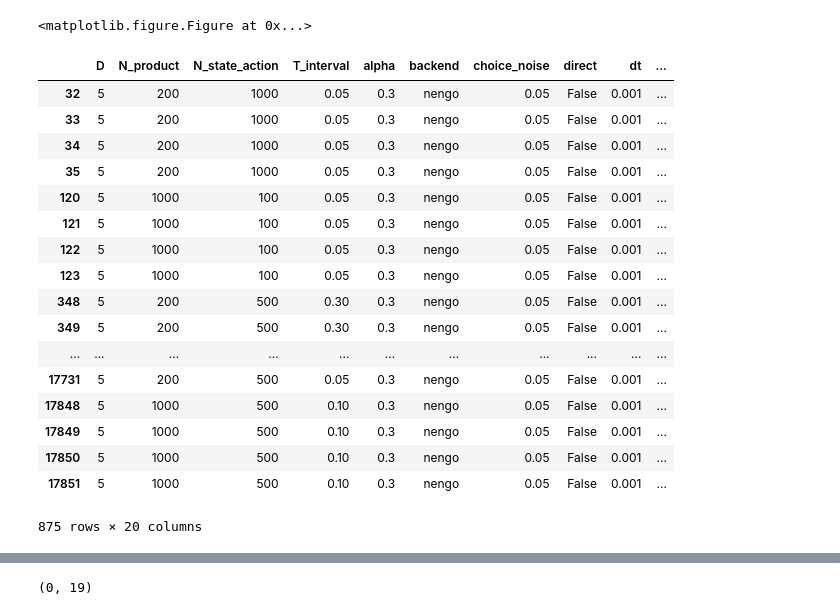
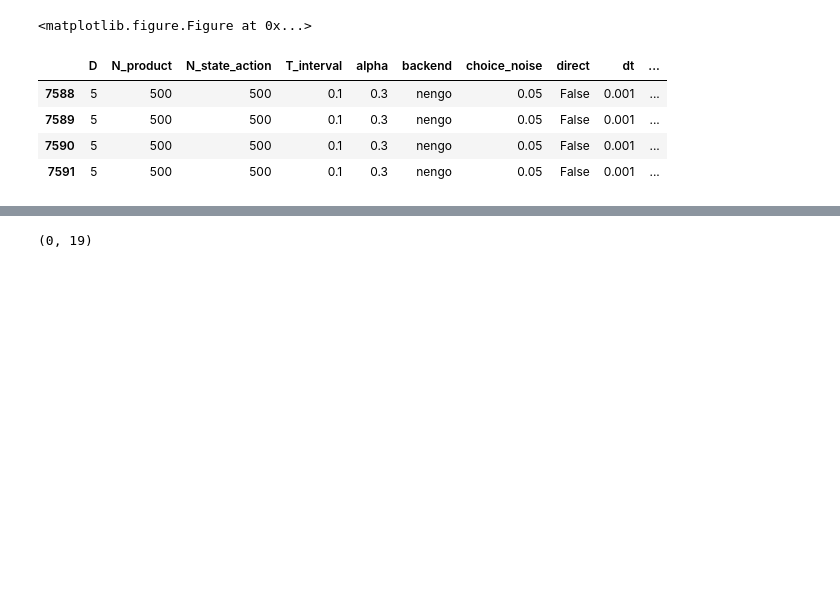
Before and after one commit to ctn-waterloo/cogsci17-rl, a Jupyter notebook: refactor/Plotting_experiments.ipynb, the cells around one changed output, grey strips where cells are left out. Drawn from its saved outputs; the diff is of its cells as text; code cells hidden in the pictures; blank space fills up the shorter version.

```diff
--- a/refactor/Plotting_experiments.ipynb
+++ b/refactor/Plotting_experiments.ipynb
@@ -43,26 +43,13 @@ palette = {
 # %%
 #import numpy as np
 #for k in df.keys():
 #    if k != 'stay':
 #        print (k, np.unique(getattr(df, k)))
-#df.query('seed==1')
+df.query('T_interval==0.1 and n_intervals==20000 and syn==0.017 and seed==3 and N_product==500')
 # %% [output]
 |  | D | N_product | N_state_action | T_interval | alpha | backend | choice_noise | direct | dt | ... |
-| 32 | 5 | 200 | 1000 | 0.05 | 0.3 | nengo | 0.05 | False | 0.001 | ... |
-| 33 | 5 | 200 | 1000 | 0.05 | 0.3 | nengo | 0.05 | False | 0.001 | ... |
-| 34 | 5 | 200 | 1000 | 0.05 | 0.3 | nengo | 0.05 | False | 0.001 | ... |
-| 35 | 5 | 200 | 1000 | 0.05 | 0.3 | nengo | 0.05 | False | 0.001 | ... |
-| 120 | 5 | 1000 | 100 | 0.05 | 0.3 | nengo | 0.05 | False | 0.001 | ... |
-| 121 | 5 | 1000 | 100 | 0.05 | 0.3 | nengo | 0.05 | False | 0.001 | ... |
-| 122 | 5 | 1000 | 100 | 0.05 | 0.3 | nengo | 0.05 | False | 0.001 | ... |
-| 123 | 5 | 1000 | 100 | 0.05 | 0.3 | nengo | 0.05 | False | 0.001 | ... |
-| 348 | 5 | 200 | 500 | 0.30 | 0.3 | nengo | 0.05 | False | 0.001 | ... |
-| 349 | 5 | 200 | 500 | 0.30 | 0.3 | nengo | 0.05 | False | 0.001 | ... |
-| ... | ... | ... | ... | ... | ... | ... | ... | ... | ... | ... |
-| 17731 | 5 | 200 | 500 | 0.05 | 0.3 | nengo | 0.05 | False | 0.001 | ... |
-| 17848 | 5 | 1000 | 500 | 0.10 | 0.3 | nengo | 0.05 | False | 0.001 | ... |
-| 17849 | 5 | 1000 | 500 | 0.10 | 0.3 | nengo | 0.05 | False | 0.001 | ... |
-| 17850 | 5 | 1000 | 500 | 0.10 | 0.3 | nengo | 0.05 | False | 0.001 | ... |
-| 17851 | 5 | 1000 | 500 | 0.10 | 0.3 | nengo | 0.05 | False | 0.001 | ... |
+| 7588 | 5 | 500 | 500 | 0.1 | 0.3 | nengo | 0.05 | False | 0.001 | ... |
+| 7589 | 5 | 500 | 500 | 0.1 | 0.3 | nengo | 0.05 | False | 0.001 | ... |
+| 7590 | 5 | 500 | 500 | 0.1 | 0.3 | nengo | 0.05 | False | 0.001 | ... |
+| 7591 | 5 | 500 | 500 | 0.1 | 0.3 | nengo | 0.05 | False | 0.001 | ... |
-875 rows × 20 columns
 # %%
```
Also changed, not shown: parts of 12 cells of this notebook.
